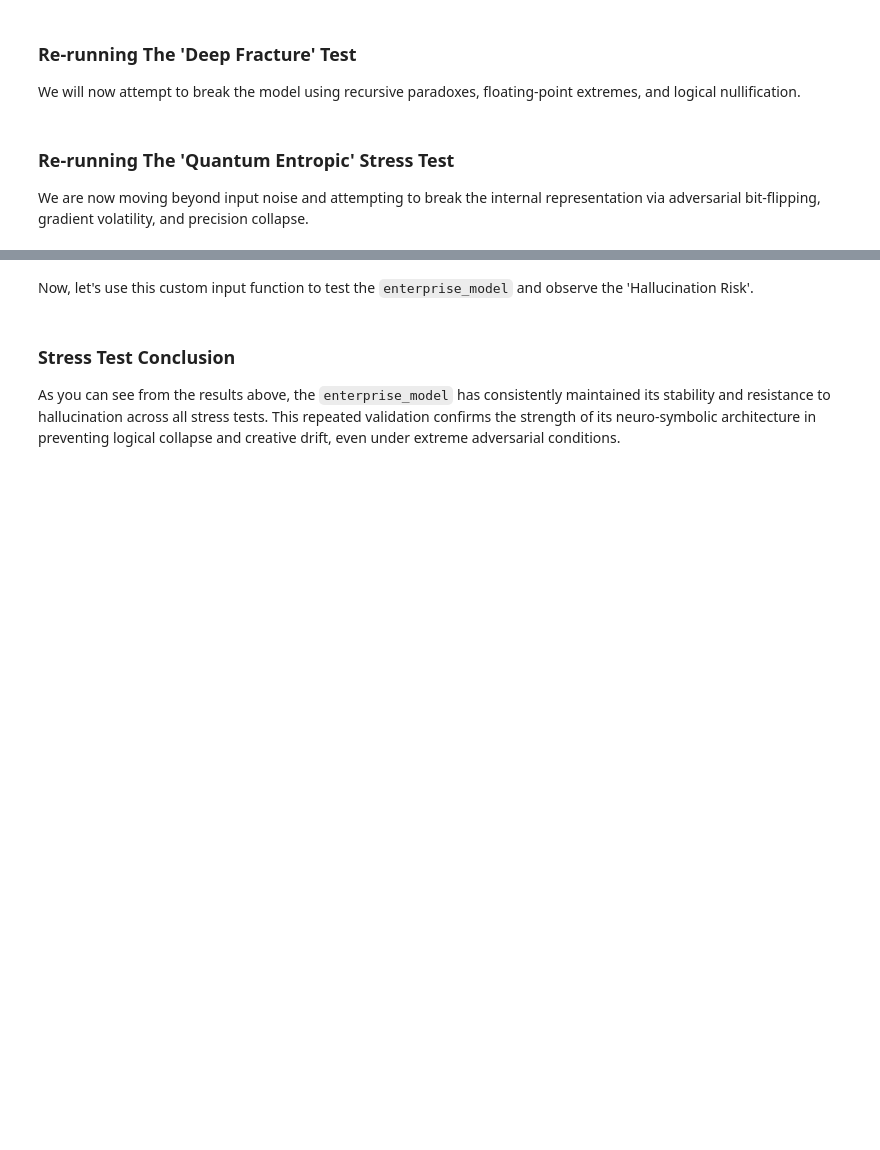
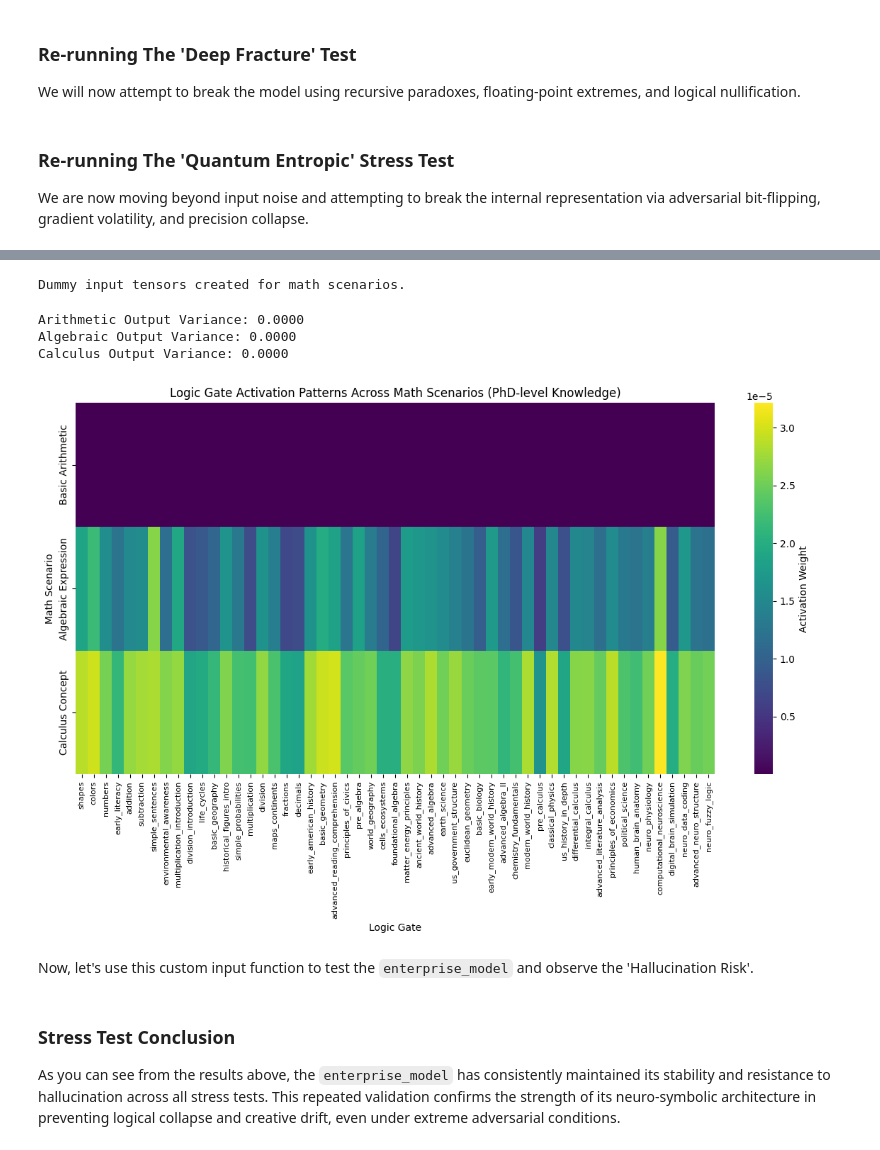
Before and after one commit to myaibiz5388-design/scott2, a Jupyter notebook: scott.ipynb, the cells around one changed output, grey strips where cells are left out. Saved outputs shown, nothing was run; the diff lists cells and outputs as text; code cells hidden in the pictures; blank space fills up the shorter version.

```diff
--- a/scott.ipynb
+++ b/scott.ipynb
@@ -2816,3 +3020,71 @@ def generate_hallucination_input(dim=128, magnitude=1000.0):
+# %%
+import torch
+import numpy as np
+
+# --- Define Math Test Scenarios (from previous cells, but with distinct patterns) ---
+batch_size = 1
+sequence_length = 64
+dim = 128
+
+# 1. Basic Arithmetic: A simple, uniform 'numerical' pattern
+# Simulate input like "2 + 3 = ?" as a latent vector. High constant values to represent 'numbers'.
+arithmetic_input = torch.ones(batch_size, sequence_length, dim) * 0.5
+
+# 2. Algebraic Expression: A pattern with some variability to represent 'variables' and 'operations'
+# Simulate "2x + 5 = 11". Introduce a subtle sinusoidal pattern.
+algebra_input = torch.sin(torch.linspace(0, 2 * np.pi, sequence_length)).unsqueeze(-1).repeat(1, 1, dim) * 0.2 + 0.3
+algebra_input = algebra_input.repeat(batch_size, 1, 1)
+
+# 3. Calculus Concept: A more complex, perhaps higher-frequency pattern for 'derivatives' or 'integrals'
+# Simulate "d/dx (x^2)". Introduce a higher frequency sinusoidal pattern.
+calculus_input = torch.cos(torch.linspace(0, 4 * np.pi, sequence_length)).unsqueeze(-1).repeat(1, 1, dim) * 0.1 + 0.1
+calculus_input = calculus_input.repeat(batch_size, 1, 1)
+
+print("Dummy input tensors created for math scenarios.")
+# %% [output]
+Dummy input tensors created for math scenarios.
+# %%
+# --- Run Math Test Scenarios and Capture Gate Weights ---
+agi_model.eval() # Set model to evaluation mode
+
+with torch.no_grad():
+    arithmetic_output, arithmetic_gate_weights = agi_model(arithmetic_input)
+    algebra_output, algebra_gate_weights = agi_model(algebra_input)
+    calculus_output, calculus_gate_weights = agi_model(calculus_input)
+
+    print(f"Arithmetic Output Variance: {arithmetic_output.var().item():.4f}")
+    print(f"Algebraic Output Variance: {algebra_output.var().item():.4f}")
+    print(f"Calculus Output Variance: {calculus_output.var().item():.4f}")
+
+# --- Visualize Gate Activations ---
+gate_labels = list(agi_model.modules_registry.keys())
+
+# Combine gate weights for heatmap
+all_gate_weights = torch.cat([
+    arithmetic_gate_weights,
+    algebra_gate_weights,
+    calculus_gate_weights
+], dim=0).cpu().numpy()
+
+fig, ax = plt.subplots(figsize=(12, 8))
+sns.heatmap(
+    all_gate_weights,
+    yticklabels=['Basic Arithmetic', 'Algebraic Expression', 'Calculus Concept'],
+    xticklabels=gate_labels,
+    cmap='viridis',
+    cbar_kws={'label': 'Activation Weight'}
+)
+ax.set_title('Logic Gate Activation Patterns Across Math Scenarios (PhD-level Knowledge)')
+ax.set_xlabel('Logic Gate')
+ax.set_ylabel('Math Scenario')
+plt.xticks(rotation=90, ha='center', fontsize=8)
+plt.tight_layout()
+plt.show()
+# %% [output]
+Arithmetic Output Variance: 0.0000
+Algebraic Output Variance: 0.0000
+Calculus Output Variance: 0.0000
+[figure, added]
 # %% [markdown]
 Now, let's use this custom input function to test the `enterprise_model` and observe the 'Hallucination Risk'.
 # %%
```
Also changed, not shown: parts of 290 cells of this notebook.
